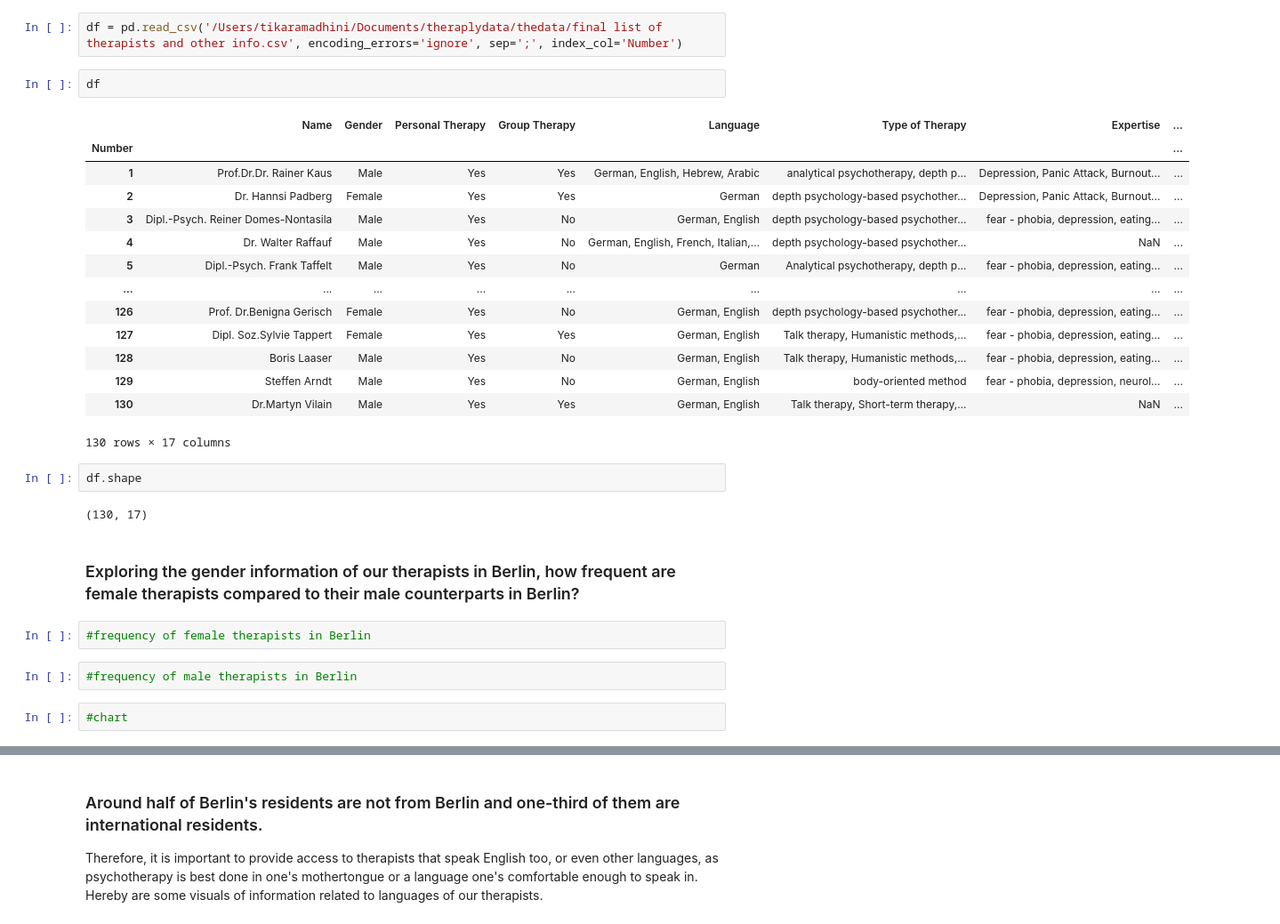
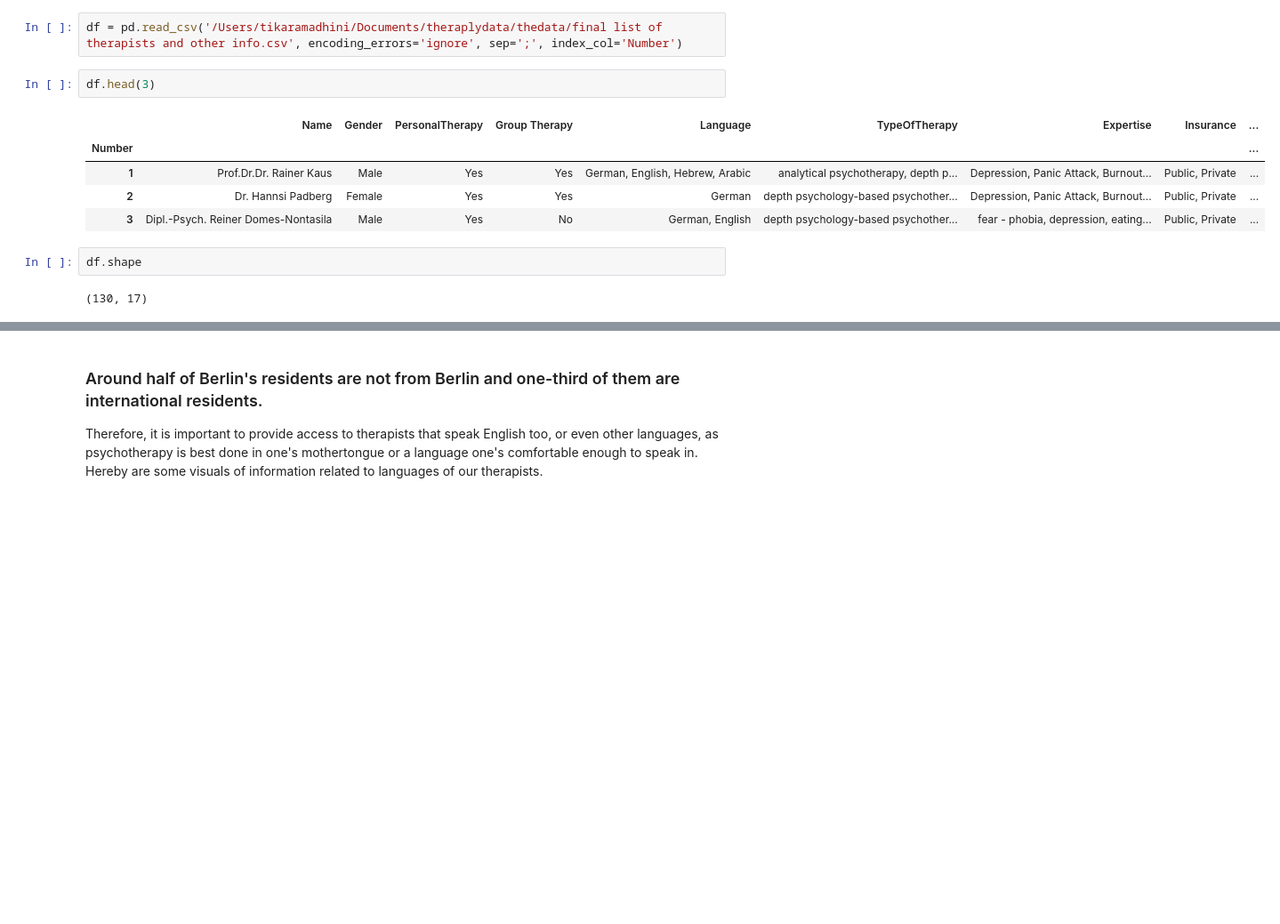
Before and after one commit to TechLabs-Berlin/st22-theraply, a Jupyter notebook: data mocking and analysis/Theraply DataFrame Analysis and Visualizations.ipynb, the cells around one changed output, grey strips where cells are left out. Shown at 89% size. Saved outputs shown, nothing was run; the diff lists cells and outputs as text; blank space fills up the shorter version.

```diff
--- a/data mocking and analysis/Theraply DataFrame Analysis and Visualizations.ipynb
+++ b/data mocking and analysis/Theraply DataFrame Analysis and Visualizations.ipynb
@@ -17,31 +14,14 @@ import numpy as np
 # %%
 df = pd.read_csv('/Users/tikaramadhini/Documents/theraplydata/thedata/final list of therapists and other info.csv', encoding_errors='ignore', sep=';', index_col='Number')
 # %%
-df
+df.head(3)
 # %% [output]
-|  | Name | Gender | Personal Therapy | Group Therapy | Language | Type of Therapy | Expertise | ... |
-| Number |  |  |  |  |  |  |  | ... |
-| 1 | Prof.Dr.Dr. Rainer Kaus | Male | Yes | Yes | German, English, Hebrew, Arabic | analytical psychotherapy, depth p... | Depression, Panic Attack, Burnout... | ... |
-| 2 | Dr. Hannsi Padberg | Female | Yes | Yes | German | depth psychology-based psychother... | Depression, Panic Attack, Burnout... | ... |
-| 3 | Dipl.-Psych. Reiner Domes-Nontasila | Male | Yes | No | German, English | depth psychology-based psychother... | fear - phobia, depression, eating... | ... |
-| 4 | Dr. Walter Raffauf | Male | Yes | No | German, English, French, Italian,... | depth psychology-based psychother... | NaN | ... |
-| 5 | Dipl.-Psych. Frank Taffelt | Male | Yes | No | German | Analytical psychotherapy, depth p... | fear - phobia, depression, eating... | ... |
-| ... | ... | ... | ... | ... | ... | ... | ... | ... |
-| 126 | Prof. Dr.Benigna Gerisch | Female | Yes | No | German, English | depth psychology-based psychother... | fear - phobia, depression, eating... | ... |
-| 127 | Dipl. Soz.Sylvie Tappert | Female | Yes | Yes | German, English | Talk therapy, Humanistic methods,... | fear - phobia, depression, eating... | ... |
-| 128 | Boris Laaser | Male | Yes | No | German, English | Talk therapy, Humanistic methods,... | fear - phobia, depression, eating... | ... |
-| 129 | Steffen Arndt | Male | Yes | No | German, English | body-oriented method | fear - phobia, depression, neurol... | ... |
-| 130 | Dr.Martyn Vilain | Male | Yes | Yes | German, English | Talk therapy, Short-term therapy,... | NaN | ... |
+|  | Name | Gender | PersonalTherapy | Group Therapy | Language | TypeOfTherapy | Expertise | Insurance | ... |
+| Number |  |  |  |  |  |  |  |  | ... |
+| 1 | Prof.Dr.Dr. Rainer Kaus | Male | Yes | Yes | German, English, Hebrew, Arabic | analytical psychotherapy, depth p... | Depression, Panic Attack, Burnout... | Public, Private | ... |
+| 2 | Dr. Hannsi Padberg | Female | Yes | Yes | German | depth psychology-based psychother... | Depression, Panic Attack, Burnout... | Public, Private | ... |
+| 3 | Dipl.-Psych. Reiner Domes-Nontasila | Male | Yes | No | German, English | depth psychology-based psychother... | fear - phobia, depression, eating... | Public, Private | ... |
-130 rows × 17 columns
 # %%
 df.shape
 # %% [output]
 (130, 17)
-# %% [markdown]
-### Exploring the gender information of our therapists in Berlin, how frequent are female therapists compared to their male counterparts in Berlin?
-# %%
-#frequency of female therapists in Berlin
-# %%
-#frequency of male therapists in Berlin
-# %%
-#chart
```
Also changed, not shown: parts of 47 cells of this notebook.
